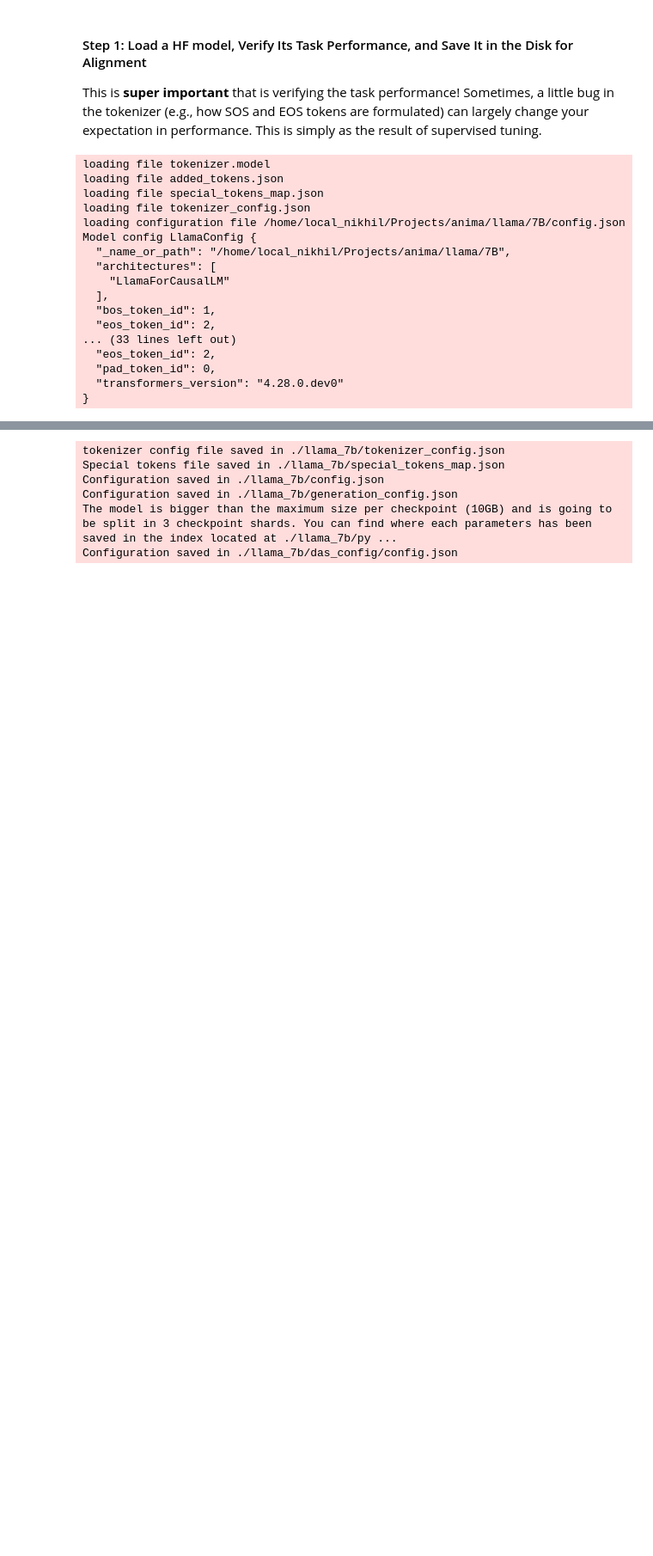
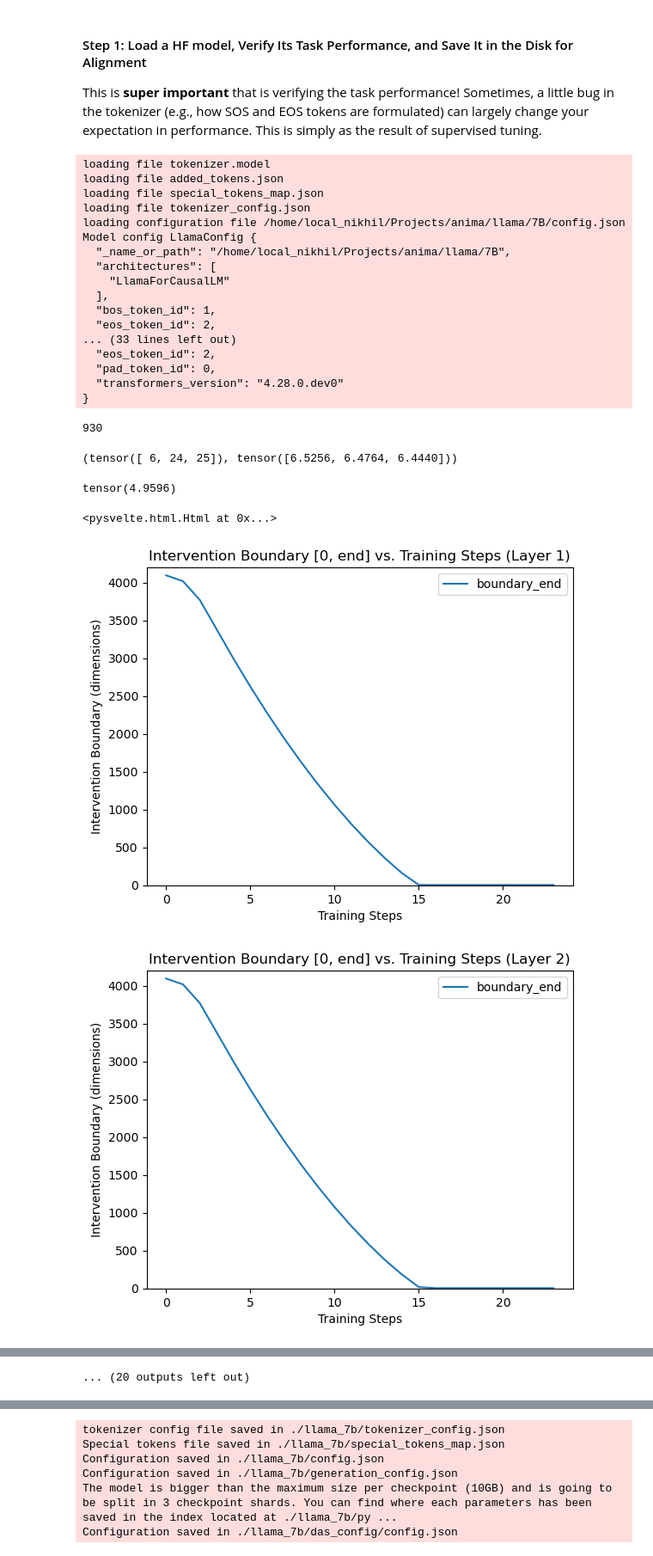
Before and after one commit to Nix07/finetuning, a Jupyter notebook: tutorial.ipynb, the cells around one changed output, grey strips where cells are left out. Shown at 86% size. Drawn from its saved outputs; the diff is of its cells as text; code cells hidden in the pictures; blank space fills up the shorter version.

```diff
--- a/tutorial.ipynb
+++ b/tutorial.ipynb
@@ -76,3 +83,17 @@ Model config LlamaConfig {
   "pad_token_id": 0,
   "transformers_version": "4.28.0.dev0"
 }
+# %%
+prompt = "Box 0 contains boot, Box 1 contains lunchbox, Box 2 contains bell. Box 0 contains"
+tokens = tokenizer(prompt, return_tensors="pt").to(model.device)
+
+hook_points = [f"model.layers.{i}.input_layernorm" for i in range(model.config.num_hidden_layers)]
+
+with torch.no_grad():
+    with TraceDict(model, hook_points, retain_grad=False, retain_output=True, stop=False) as trace:
+        outputs = model(**tokens)
+# %%
+checkpoint = torch.load(f"results/llama_object_fetcher/seed.42.rel.0.layer.{25}/pytorch-rotate-last.bin")
+int(checkpoint['intervention_boundaries'].item()*model.config.hidden_size)
+# %% [output]
+930
@@ -78,0 +138,10 @@ Model config LlamaConfig {
+# %%
+layer = 26
+values, indices = torch.topk(head_norms[layer, :], k=3)
+indices, values
+# %% [output]
+(tensor([ 6, 24, 25]), tensor([6.5256, 6.4764, 6.4440]))
+# %%
+head_norms[layer, 21]
+# %% [output]
+tensor(4.9596)
@@ -78,0 +197,32 @@ Model config LlamaConfig {
+# %%
+pysvelte.AttentionMulti(tokens=[tokenizer.decode(token) for token in tokens['input_ids'][0].cpu().tolist()],
+                        attention=attn_scores[0].permute(1, 2, 0).cpu()).show()
+# %% [output]
+<pysvelte.html.Html at 0x...>
+# %%
+final_boundary = []
+for layer in range(model.config.num_hidden_layers):
+    loss, boundary_end, boundary_start = [], [], []
+    with open(f"results/llama_object_fetcher/seed.42.rel.0.layer.{layer}/train_log.txt", "r") as file:
+        data = file.readlines()[1:]
+
+        for d in data:
+            d = d.split(',')
+            loss.append(float(d[1]))
+            boundary_end.append(4096*float(d[-1][:-1]))
+
+        final_boundary.append(boundary_end[-1])
+
+        # Plot loss and boundary end in the same plot
+        fig, ax1 = plt.subplots()
+        ax1.plot(boundary_end, label='boundary_end')
+        ax1.set_xlabel('Training Steps')
+        ax1.set_ylabel('Intervention Boundary (dimensions)')
+        ax1.set_title(f'Intervention Boundary [0, end] vs. Training Steps (Layer {layer+1})')
+        ax1.set_ylim([0, 4200])
+        ax1.legend()
+        plt.show()
+        # plt.savefig(f"result_plots/intervention_boundary_object_fetcher/{layer}.png")
+# %% [output]
+[figure, added]
+[figure, added]
@@ -78,0 +239 @@ Model config LlamaConfig {
+... (20 outputs left out)
```
Also changed, not shown: parts of 27 cells of this notebook, 35 other files.
